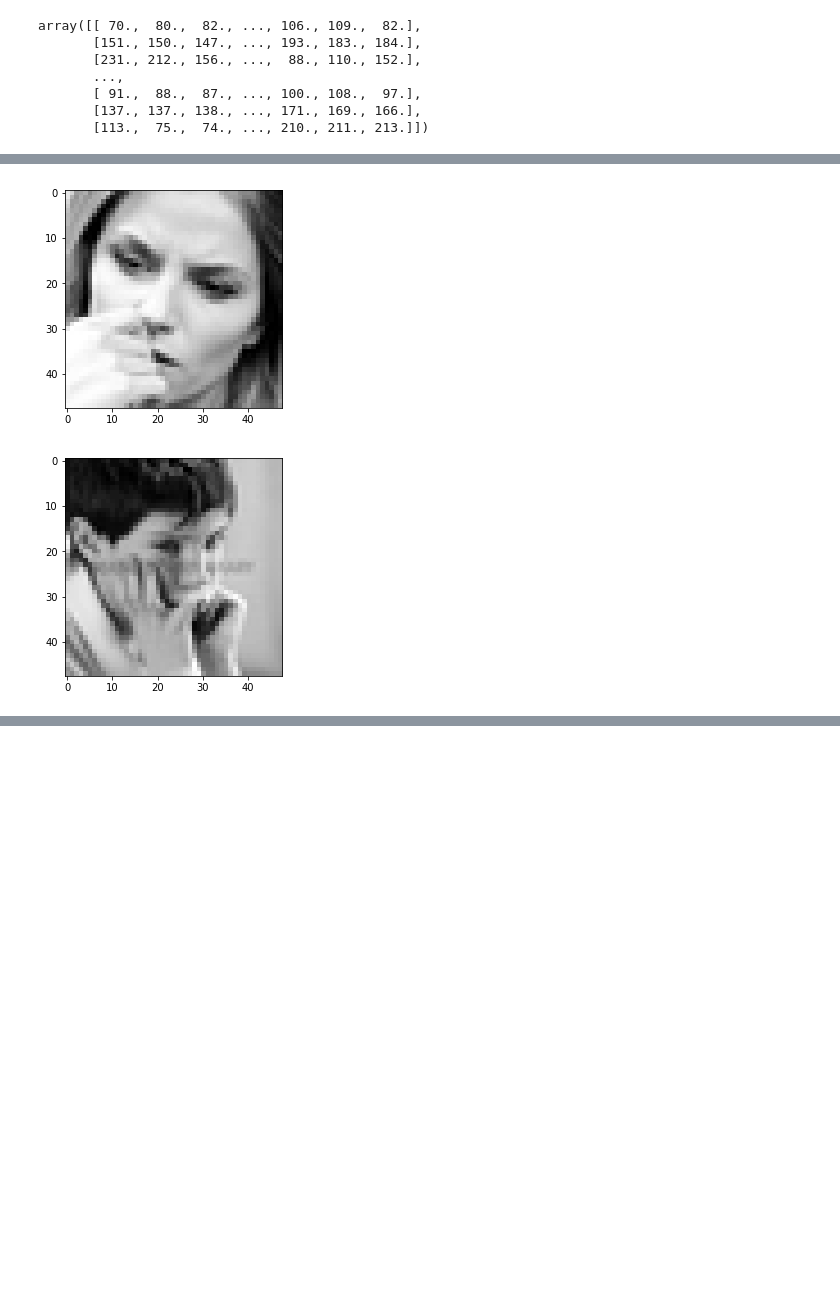
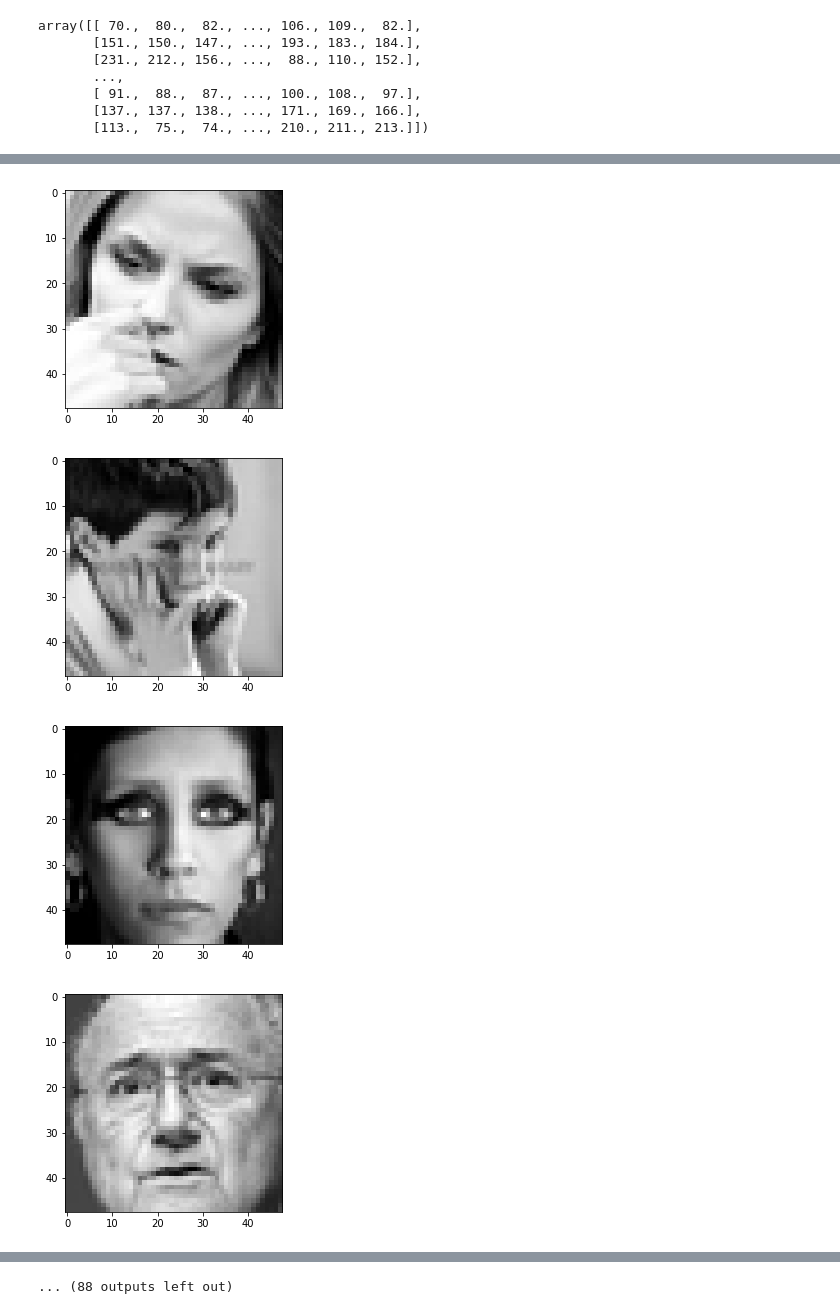
Before and after one commit to Misitizer/emotional_recognizer, a Jupyter notebook: scr/parse_photo.ipynb, the cells around one changed output, grey strips where cells are left out. Cells and saved outputs as stored; diff of their text form; code cells hidden in the pictures; blank space fills up the shorter version.

```diff
--- a/scr/parse_photo.ipynb
+++ b/scr/parse_photo.ipynb
@@ -4,7 +4,7 @@ import numpy as np
 from matplotlib import pyplot as plt
 %matplotlib inline
 # %%
-df = pd.read_csv('icml_face_data.csv')
+df = pd.read_csv(r'D:\diplom\icml_face_data.csv')
 # %%
 df.head()
 # %% [output]
@@ -66,10 +57,12 @@ array([[0., 0., 0., ..., 0., 0., 0.],
 # %%
-for ix in range(4):
+for ix in range(100):
     plt.figure(ix)
     plt.imshow(X[ix].reshape((48, 48)), interpolation='none', cmap='gray')
 plt.show()
 # %% [output]
 [figure]
 [figure]
 [figure]
 [figure]
+[figure, added]
+[figure, added]
@@ -75,0 +75 @@ plt.show()
+... (88 outputs left out)
```
Also changed, not shown: parts of 2 cells of this notebook, 1 other file.
